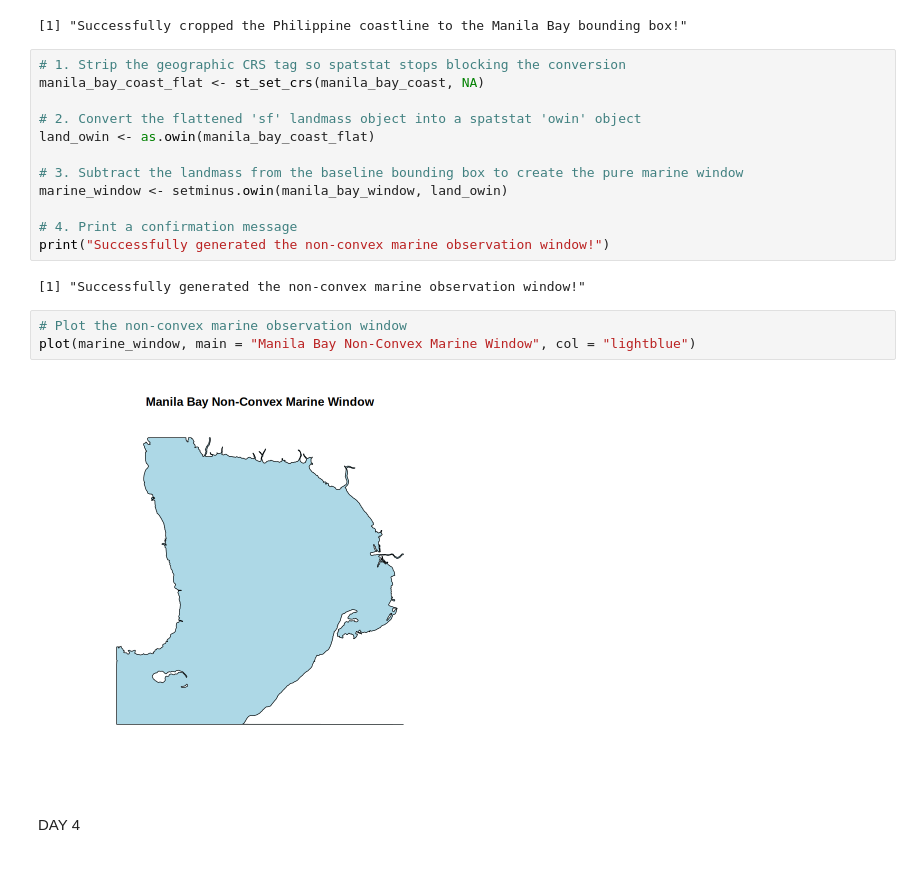
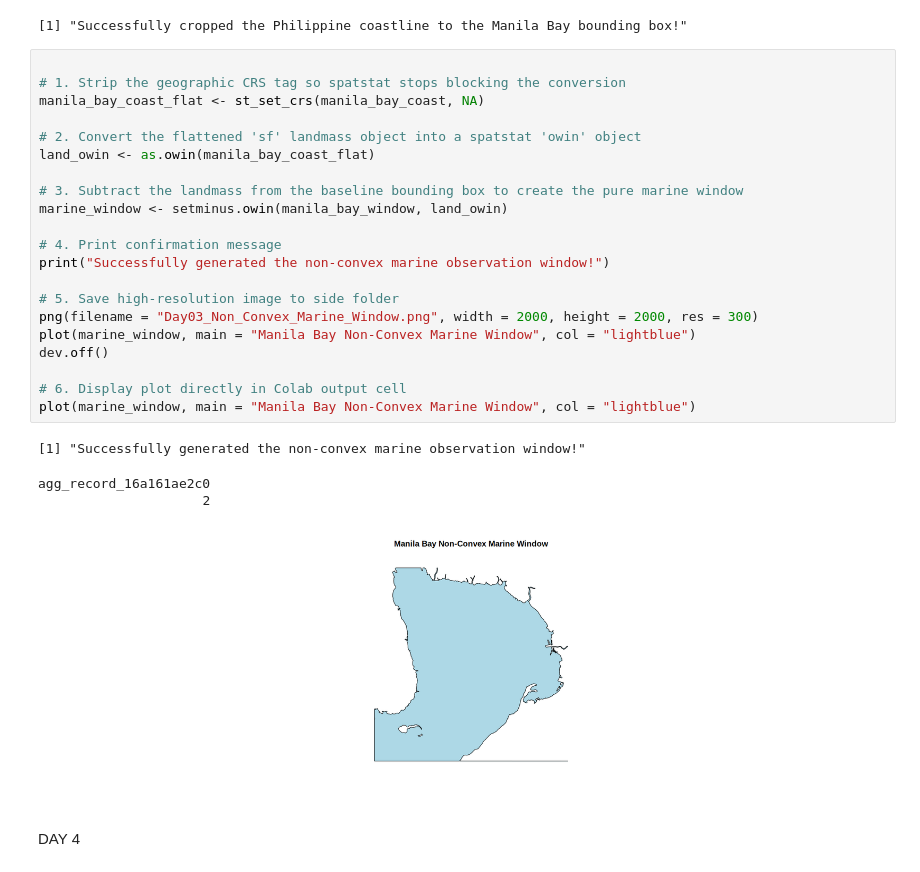
Before and after one commit to rm-cg/maritime-anisotropy-lgcp-R, a Jupyter notebook: 01_maritime_anisotropy_LGCP.ipynb, the cells around one changed output. Cells and saved outputs as stored; diff of their text form.

```diff
--- a/01_maritime_anisotropy_LGCP.ipynb
+++ b/01_maritime_anisotropy_LGCP.ipynb
@@ -116,24 +124,31 @@ Warning message:
 “attribute variables are assumed to be spatially constant throughout all geometries”
 [1] "Successfully cropped the Philippine coastline to the Manila Bay bounding box!"
 # %%
+
 # 1. Strip the geographic CRS tag so spatstat stops blocking the conversion
 manila_bay_coast_flat <- st_set_crs(manila_bay_coast, NA)
 
 # 2. Convert the flattened 'sf' landmass object into a spatstat 'owin' object
 land_owin <- as.owin(manila_bay_coast_flat)
 
 # 3. Subtract the landmass from the baseline bounding box to create the pure marine window
 marine_window <- setminus.owin(manila_bay_window, land_owin)
 
-# 4. Print a confirmation message
+# 4. Print confirmation message
 print("Successfully generated the non-convex marine observation window!")
+
+# 5. Save high-resolution image to side folder
+png(filename = "Day03_Non_Convex_Marine_Window.png", width = 2000, height = 2000, res = 300)
+plot(marine_window, main = "Manila Bay Non-Convex Marine Window", col = "lightblue")
+dev.off()
+
+# 6. Display plot directly in Colab output cell
+plot(marine_window, main = "Manila Bay Non-Convex Marine Window", col = "lightblue")
 # %% [output]
 [1] "Successfully generated the non-convex marine observation window!"
+agg_record_16a161ae2c0
+                     2
+[figure, added]
-# %%
-# Plot the non-convex marine observation window
-plot(marine_window, main = "Manila Bay Non-Convex Marine Window", col = "lightblue")
-# %% [output]
-[figure, removed]
 # %% [markdown]
 DAY 4
 # %%
```
Also changed, not shown: parts of 21 cells of this notebook.
